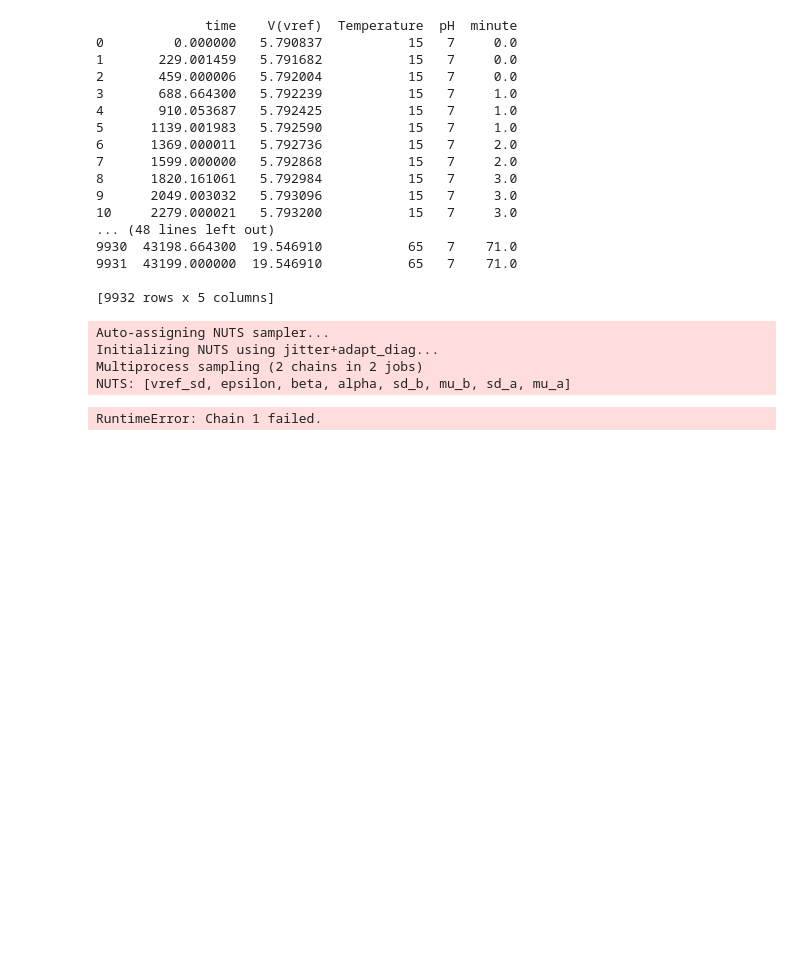
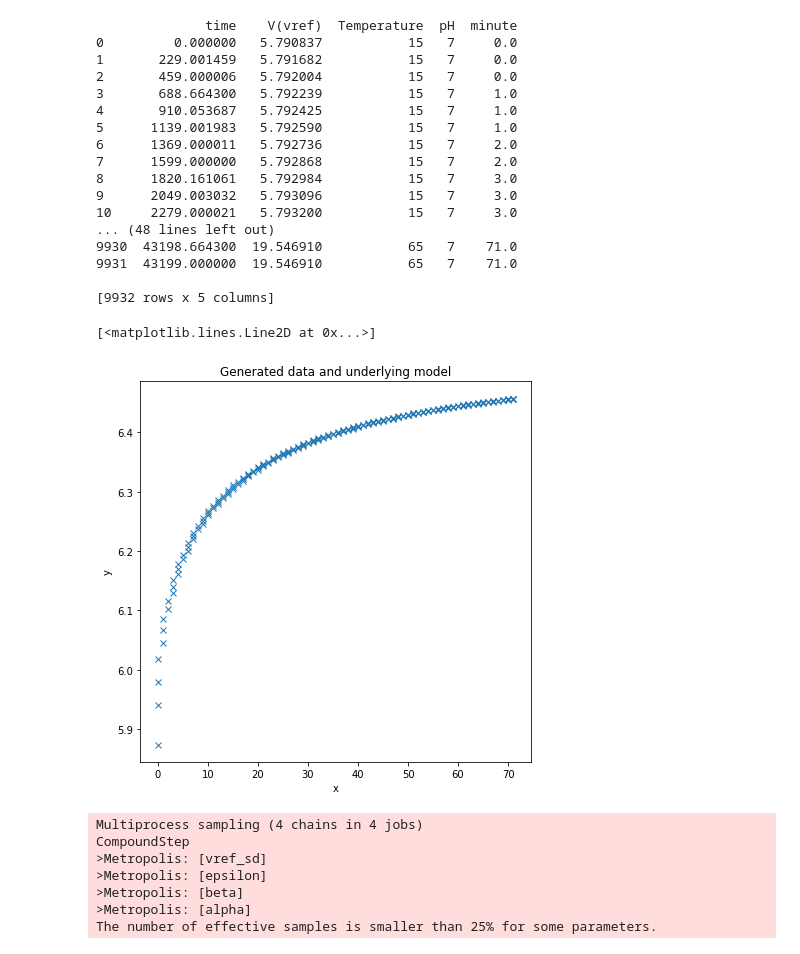
Before and after one commit to Bhardwaj-Rishabh/Machine-Learning-Sensor-Temperature-Temporal-Drift-Compensation, a Jupyter notebook: bayes.ipynb, the cells around one changed output. Cells and saved outputs as stored; diff of their text form; code cells hidden in the pictures; blank space fills up the shorter version.

```diff
--- a/bayes.ipynb
+++ b/bayes.ipynb
@@ -17,36 +22,42 @@ for r in range(len(data)):
 data['minute'] = mins
 # %%
 print(data)
-x = data[data['Temperature'] == 15]
-y = np.array(data['V(vref)'])
+x = data[data['Temperature'] == 40]['minute']
+y = data[data['Temperature'] == 40]['V(vref)']
 temp = np.array(data['Temperature'])
 time = np.array(data['minute'])
 #y = data[data[]]
 #fig = plt.figure(figsize=(7, 7))
 #ax = fig.add_subplot(111, xlabel='x', ylabel='y', title='Generated data and underlying model')
 #ax.plot(data['time'], data['V(vref)'], 'x', label='sampled data')
 #ax.plot(x, true_regression_line, label='true regression line', lw=2.)
 #plt.legend(loc=0);
+fig = plt.figure(figsize=(7, 7))
+ax = fig.add_subplot(111,  xlabel='x', ylabel='y', title='Generated data and underlying model')
+ax.plot(x, y, 'x', label='sampled data')
 # %% [output]
               time    V(vref)  Temperature  pH  minute
 0         0.000000   5.790837           15   7     0.0
 1       229.001459   5.791682           15   7     0.0
 2       459.000006   5.792004           15   7     0.0
 3       688.664300   5.792239           15   7     1.0
 4       910.053687   5.792425           15   7     1.0
 5      1139.001983   5.792590           15   7     1.0
 6      1369.000011   5.792736           15   7     2.0
 7      1599.000000   5.792868           15   7     2.0
 8      1820.161061   5.792984           15   7     3.0
 9      2049.003032   5.793096           15   7     3.0
 10     2279.000021   5.793200           15   7     3.0
 ... (48 lines left out)
 9930  43198.664300  19.546910           65   7    71.0
 9931  43199.000000  19.546910           65   7    71.0
 
 [9932 rows x 5 columns]
+[<matplotlib.lines.Line2D at 0x...>]
+[figure, added]
 # %%
 model_isfet = pm.Model()
+'''
 with model_isfet:
     mu_a = pm.Uniform('mu_a',0,20)
     sd_a = pm.Uniform('sd_a',0,20)
@@ -58,10 +69,21 @@ with model_isfet:
     sd_vref = pm.Uniform('vref_sd', 0,1)
     voltage = pm.Normal('Voltage',mu=alpha*temp + beta*time + epsilon, sigma=sd_vref,observed=y)
     trace = sample(3000, cores=2)
+'''
+with model_isfet:
+    alpha = pm.Uniform('alpha',0,50)
+    beta = pm.Uniform('beta',0,50)
+    epsilon = pm.Uniform('epsilon', 0,20)
+    sd_vref = pm.Uniform('vref_sd', 0,1)
+    voltage = pm.Normal('Voltage',mu= 20-np.exp(-alpha-beta*x), sigma=sd_vref,observed=y)
+    step = pm.Metropolis()
+    trace = pm.sample(3000, step=step)
 # %% [output]
-Auto-assigning NUTS sampler...
-Initializing NUTS using jitter+adapt_diag...
-Multiprocess sampling (2 chains in 2 jobs)
-NUTS: [vref_sd, epsilon, beta, alpha, sd_b, mu_b, sd_a, mu_a]
+Multiprocess sampling (4 chains in 4 jobs)
+CompoundStep
+>Metropolis: [vref_sd]
+>Metropolis: [epsilon]
+>Metropolis: [beta]
+>Metropolis: [alpha]
+The number of effective samples is smaller than 25% for some parameters.
-RuntimeError: Chain 1 failed.
 # %%
```
Also changed, not shown: parts of 5 cells of this notebook, 1 other file.
